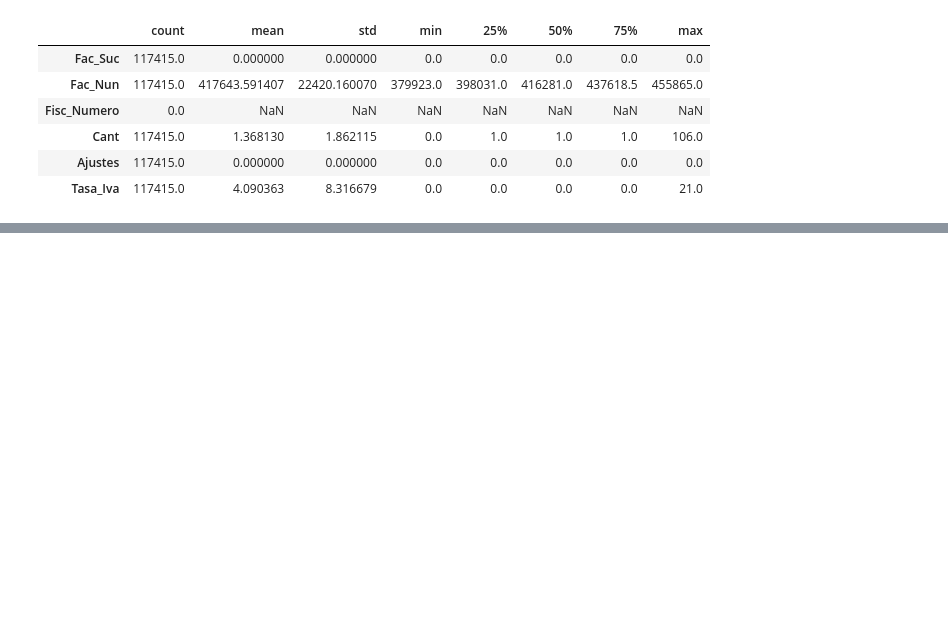
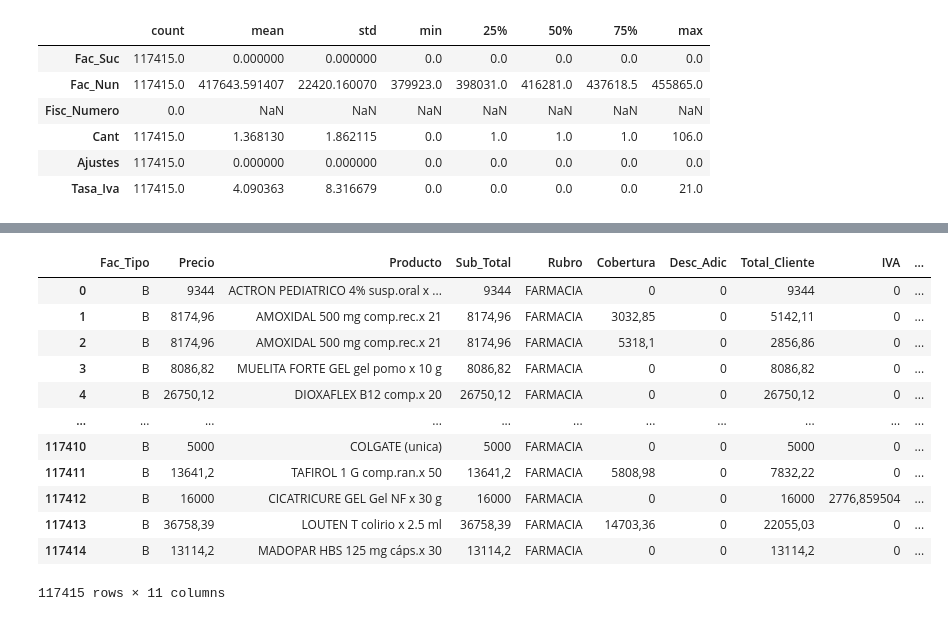
Before and after one commit to 4GeeksAcademy/sp-ml-20-final-project-g2, a Jupyter notebook: src/eda-ineta.ipynb, the cells around one changed output, grey strips where cells are left out. Drawn from its saved outputs; the diff is of its cells as text; code cells hidden in the pictures; blank space fills up the shorter version.

```diff
--- a/src/eda-ineta.ipynb
+++ b/src/eda-ineta.ipynb
@@ -249,2 +350,17 @@ numerical_variables = ['']
 # %%
-categorical_variables = ['']
+categorical_variables = df.select_dtypes(include=['object'])
+categorical_variables
+# %% [output]
+|  | Fac_Tipo | Precio | Producto | Sub_Total | Rubro | Cobertura | Desc_Adic | Total_Cliente | IVA | ... |
+| 0 | B | 9344 | ACTRON PEDIATRICO 4% susp.oral x ... | 9344 | FARMACIA | 0 | 0 | 9344 | 0 | ... |
+| 1 | B | 8174,96 | AMOXIDAL 500 mg comp.rec.x 21 | 8174,96 | FARMACIA | 3032,85 | 0 | 5142,11 | 0 | ... |
+| 2 | B | 8174,96 | AMOXIDAL 500 mg comp.rec.x 21 | 8174,96 | FARMACIA | 5318,1 | 0 | 2856,86 | 0 | ... |
+| 3 | B | 8086,82 | MUELITA FORTE GEL gel pomo x 10 g | 8086,82 | FARMACIA | 0 | 0 | 8086,82 | 0 | ... |
+| 4 | B | 26750,12 | DIOXAFLEX B12 comp.x 20 | 26750,12 | FARMACIA | 0 | 0 | 26750,12 | 0 | ... |
+| ... | ... | ... | ... | ... | ... | ... | ... | ... | ... | ... |
+| 117410 | B | 5000 | COLGATE (unica) | 5000 | FARMACIA | 0 | 0 | 5000 | 0 | ... |
+| 117411 | B | 13641,2 | TAFIROL 1 G comp.ran.x 50 | 13641,2 | FARMACIA | 5808,98 | 0 | 7832,22 | 0 | ... |
+| 117412 | B | 16000 | CICATRICURE GEL Gel NF x 30 g | 16000 | FARMACIA | 0 | 0 | 16000 | 2776,859504 | ... |
+| 117413 | B | 36758,39 | LOUTEN T colirio x 2.5 ml | 36758,39 | FARMACIA | 14703,36 | 0 | 22055,03 | 0 | ... |
+| 117414 | B | 13114,2 | MADOPAR HBS 125 mg cáps.x 30 | 13114,2 | FARMACIA | 0 | 0 | 13114,2 | 0 | ... |
+117415 rows × 11 columns
```
Also changed, not shown: parts of 19 cells of this notebook, 1 other file.
